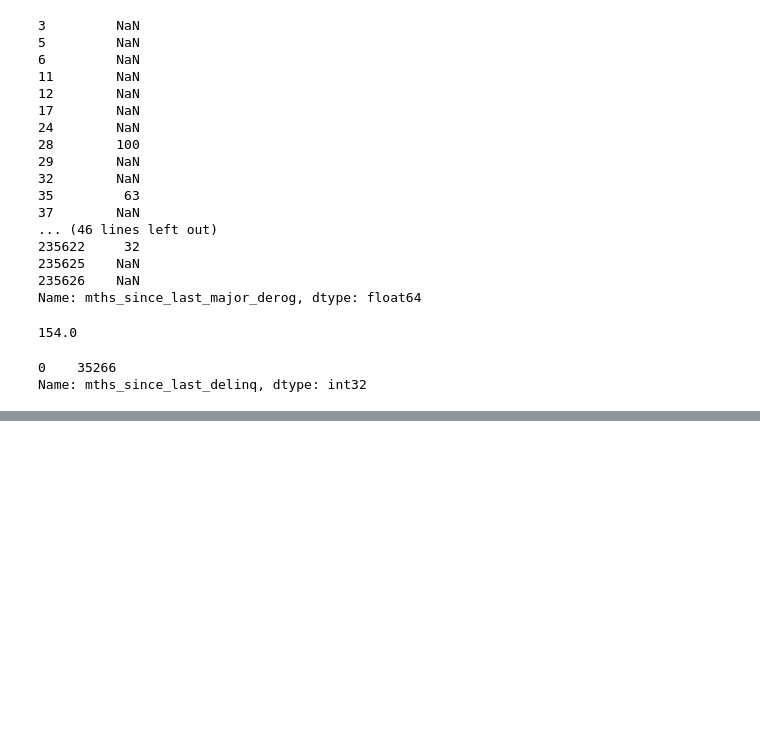
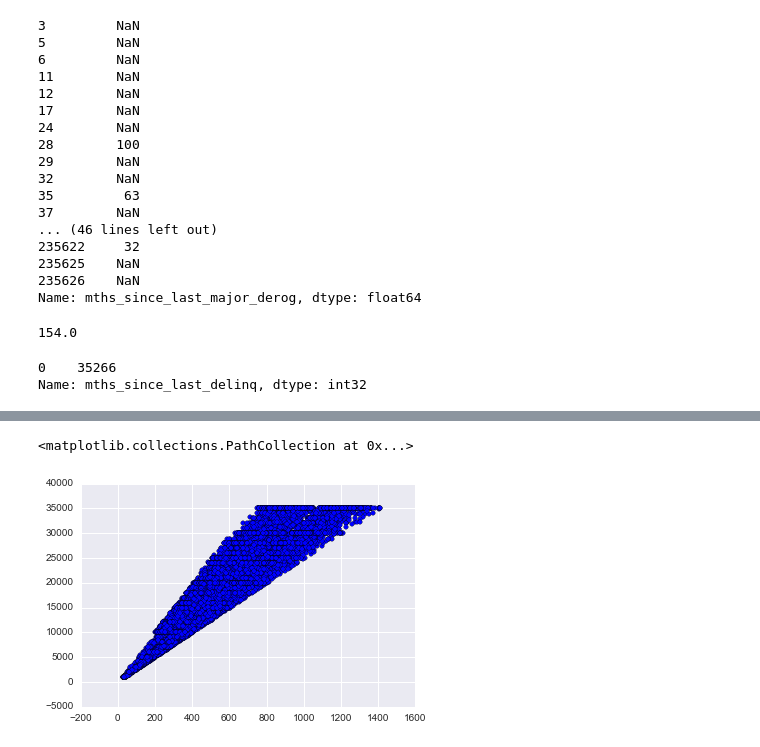
Before and after one commit to aligeekk/loan_evaluation, a Jupyter notebook: lending_club_analysis.ipynb, the cells around one changed output, grey strips where cells are left out. Cells and saved outputs as stored; diff of their text form; code cells hidden in the pictures; blank space fills up the shorter version.

```diff
--- a/lending_club_analysis.ipynb
+++ b/lending_club_analysis.ipynb
@@ -970,0 +1023,5 @@ import sklearn as sk
+# %%
+plt.scatter(df.installment,df.loan_amnt)
+# %% [output]
+<matplotlib.collections.PathCollection at 0x...>
+[figure, added]
```
Also changed, not shown: parts of 35 cells of this notebook.
